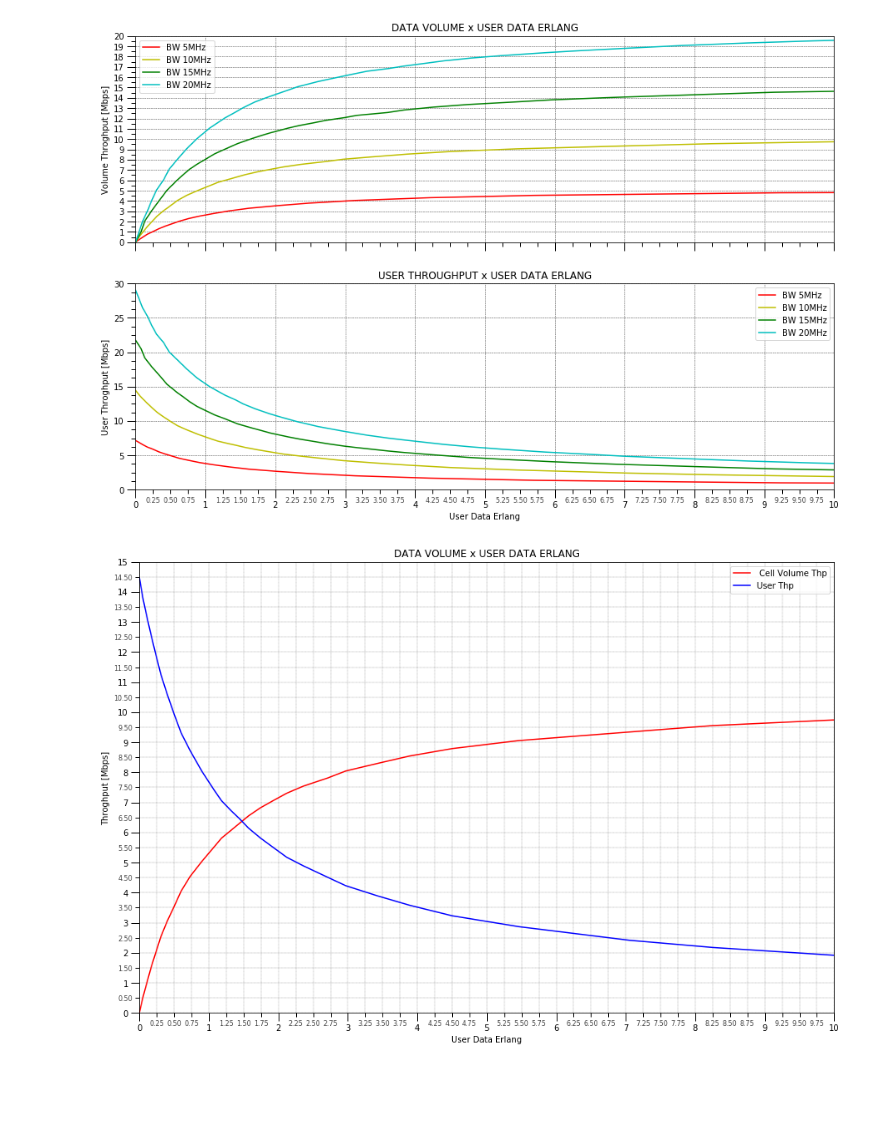
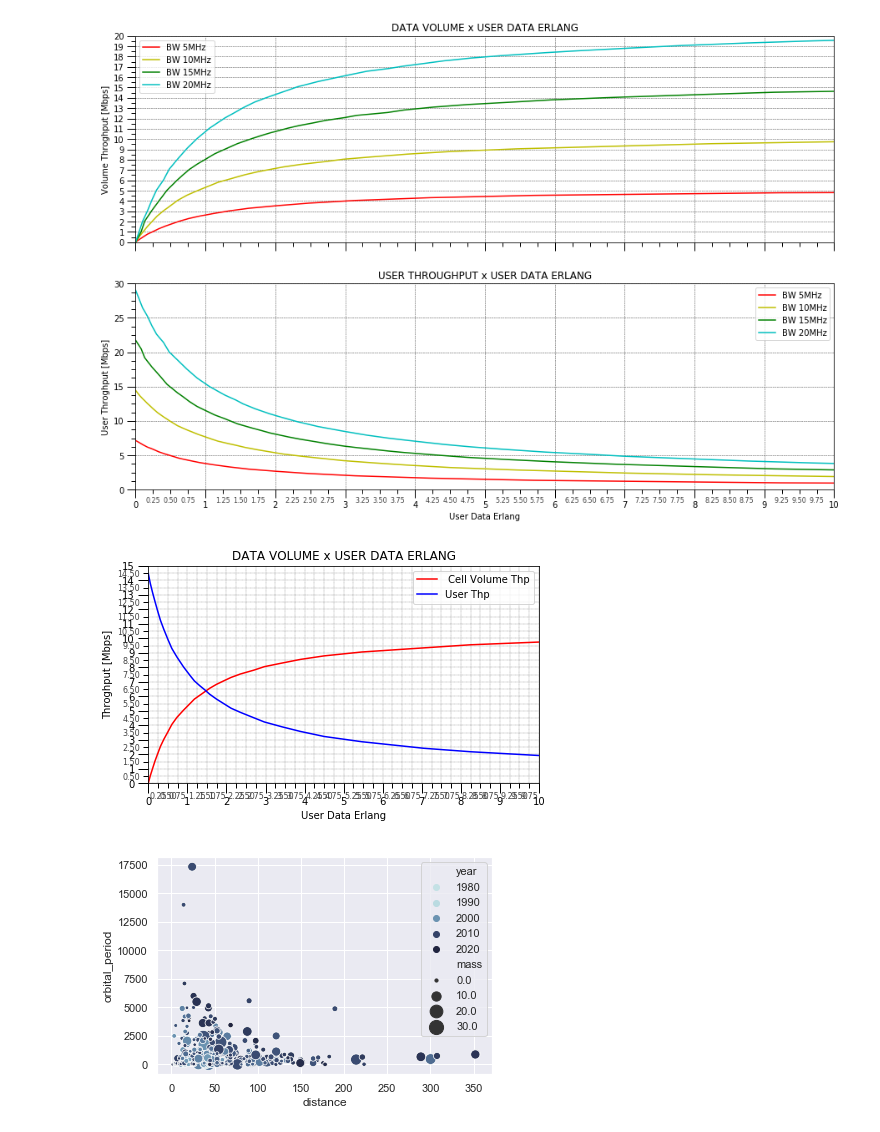
Before and after one commit to cpmonteiro74/My-projects, a Jupyter notebook: Modelos de capacidade LTE.ipynb, the cells around one changed output. Drawn from its saved outputs; the diff is of its cells as text; code cells hidden in the pictures; blank space fills up the shorter version.

```diff
--- a/Modelos de capacidade LTE.ipynb
+++ b/Modelos de capacidade LTE.ipynb
@@ -393,32 +393,46 @@ def minor_tick(x, pos):
         return ""
     return "%.2f" % x
 
-fig, ax1 = plt.subplots(1, 1,figsize=(15,10))
+fig, ax1 = plt.subplots(1, 1,figsize=(7,4))
 
 ax1.tick_params(which='major', width=1.0)
 ax1.tick_params(which='major', length=10)
 ax1.tick_params(which='minor', width=1.0, labelsize=10)
 ax1.tick_params(which='minor', length=5, labelsize=8, labelcolor='0.25')
 
 ax1.grid(linestyle="--", linewidth=0.25, color='.25', zorder=-10,which='both')
 
 ax1.xaxis.set_major_locator(MultipleLocator(1.000))
 ax1.xaxis.set_minor_locator(AutoMinorLocator(4))
 ax1.yaxis.set_major_locator(MultipleLocator(1.000))
 ax1.yaxis.set_minor_locator(AutoMinorLocator(2))
 ax1.xaxis.set_minor_formatter(FuncFormatter(minor_tick))
 ax1.yaxis.set_minor_formatter(FuncFormatter(minor_tick))
 
 ax1.plot(erl_10M, vol_10M/1000, '-r',label=' Cell Volume Thp');
 ax1.plot(erl_10M, utp_10M/1000, '-b',label='User Thp');
 ax1.set_ylabel('Throghput [Mbps]')
 ax1.set_xlabel('User Data Erlang')
 ax1.set_ylim(0,15)
 ax1.set_xlim(0,10)
 ax1.set_title('DATA VOLUME x USER DATA ERLANG')
 ax1.legend()
 
 
 plt.savefig("ERATO_10MHz.png")
 # %% [output]
-[figure, old version]
+[figure, new version]
+# %%
+import seaborn as sns
+sns.set()
+
+# Load the example iris dataset
+planets = sns.load_dataset("planets")
+
+cmap = sns.cubehelix_palette(rot=-.2, as_cmap=True)
+ax = sns.scatterplot(x="distance", y="orbital_period",
+                     hue="year", size="mass",
+                     palette=cmap, sizes=(10, 200),
+                     data=planets)
+# %% [output]
+[figure, added]
```
Also changed, not shown: parts of 9 cells of this notebook, 8 other files.
